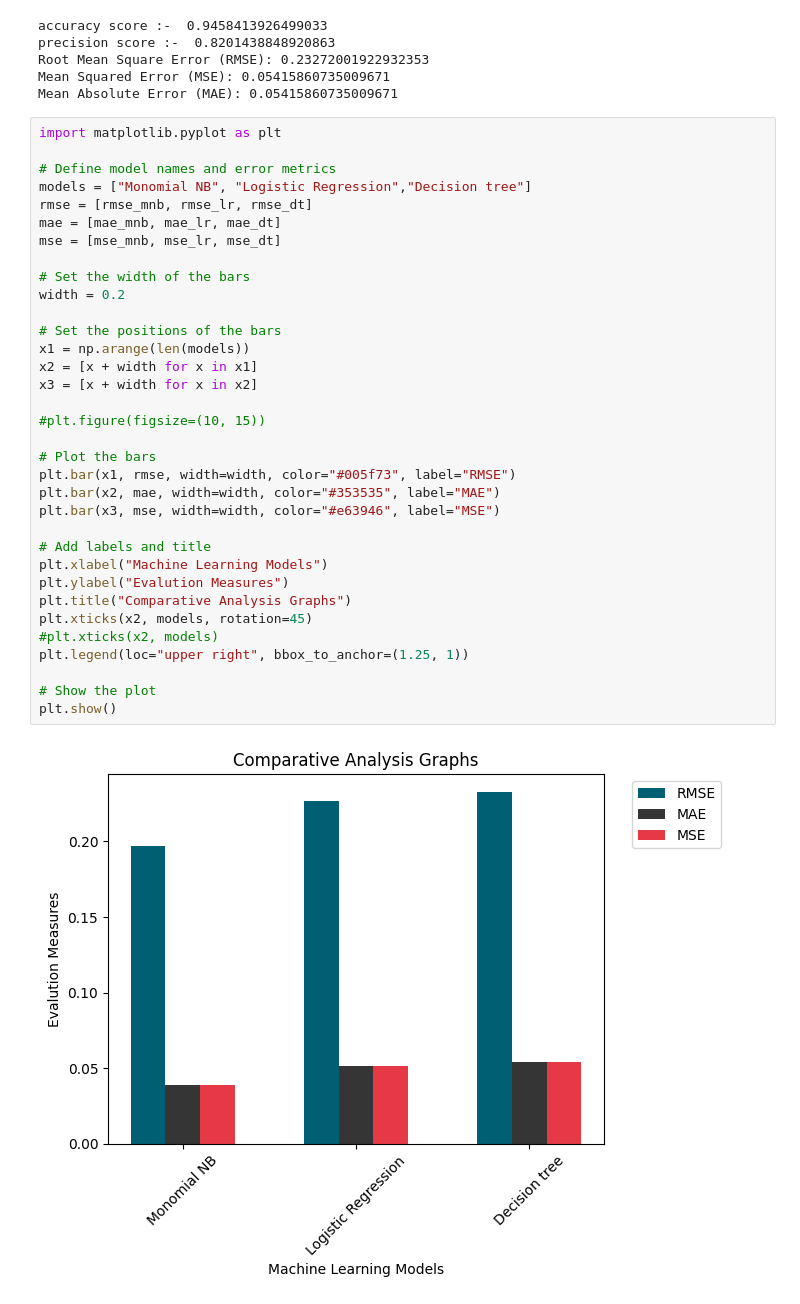
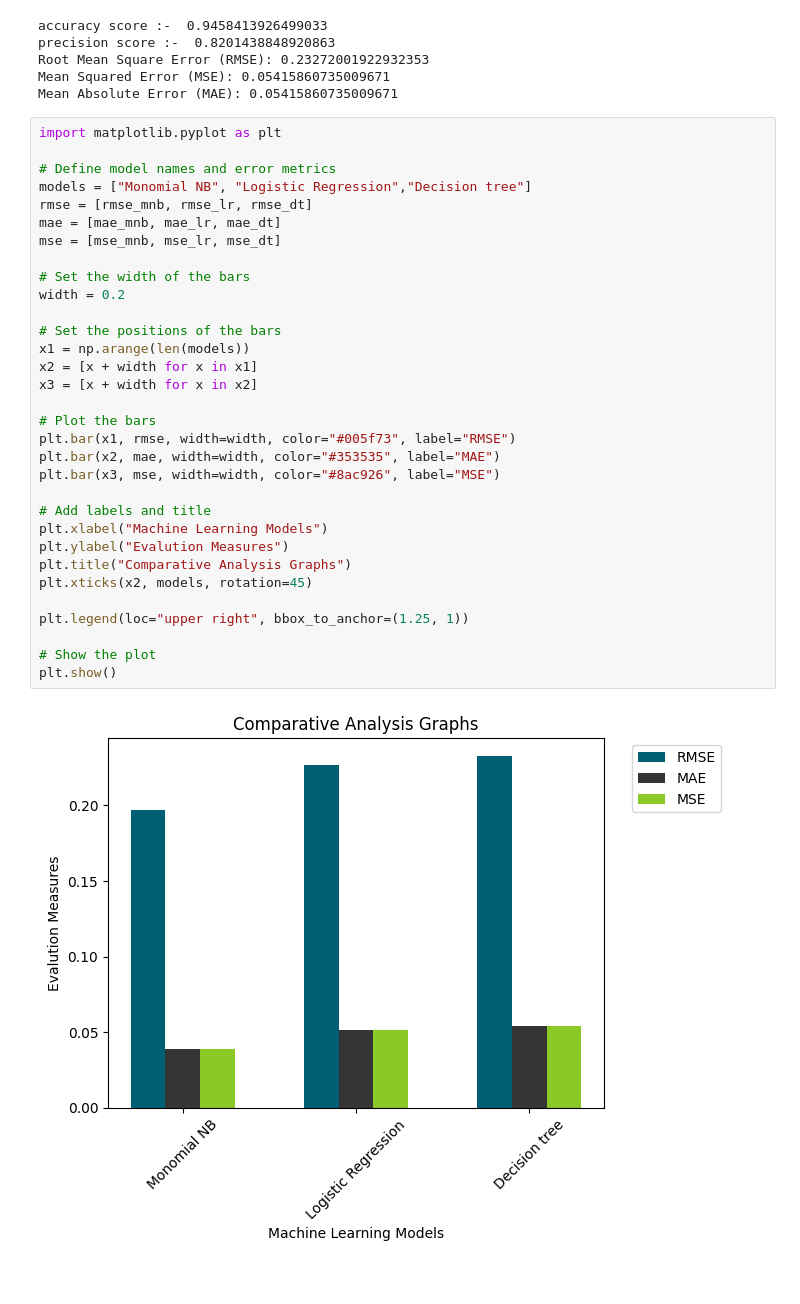
Before and after one commit to Hussy24/AI-Labs, a Jupyter notebook: Assignemnt_3(Hasnain_SmS_spam).ipynb, the cells around one changed output. Saved outputs shown, nothing was run; the diff lists cells and outputs as text.

```diff
--- a/Assignemnt_3(Hasnain_SmS_spam).ipynb
+++ b/Assignemnt_3(Hasnain_SmS_spam).ipynb
@@ -271,35 +271,33 @@ Mean Absolute Error (MAE): 0.05415860735009671
 import matplotlib.pyplot as plt
 
 # Define model names and error metrics
 models = ["Monomial NB", "Logistic Regression","Decision tree"]
 rmse = [rmse_mnb, rmse_lr, rmse_dt]
 mae = [mae_mnb, mae_lr, mae_dt]
 mse = [mse_mnb, mse_lr, mse_dt]
 
 # Set the width of the bars
 width = 0.2
 
 # Set the positions of the bars
 x1 = np.arange(len(models))
 x2 = [x + width for x in x1]
 x3 = [x + width for x in x2]
 
-#plt.figure(figsize=(10, 15))
-
 # Plot the bars
 plt.bar(x1, rmse, width=width, color="#005f73", label="RMSE")
 plt.bar(x2, mae, width=width, color="#353535", label="MAE")
-plt.bar(x3, mse, width=width, color="#e63946", label="MSE")
+plt.bar(x3, mse, width=width, color="#8ac926", label="MSE")
 
 # Add labels and title
 plt.xlabel("Machine Learning Models")
 plt.ylabel("Evalution Measures")
 plt.title("Comparative Analysis Graphs")
 plt.xticks(x2, models, rotation=45)
-#plt.xticks(x2, models)
+
 plt.legend(loc="upper right", bbox_to_anchor=(1.25, 1))
 
 # Show the plot
 plt.show()
 # %% [output]
-[figure, old version]
+[figure, new version]
```
